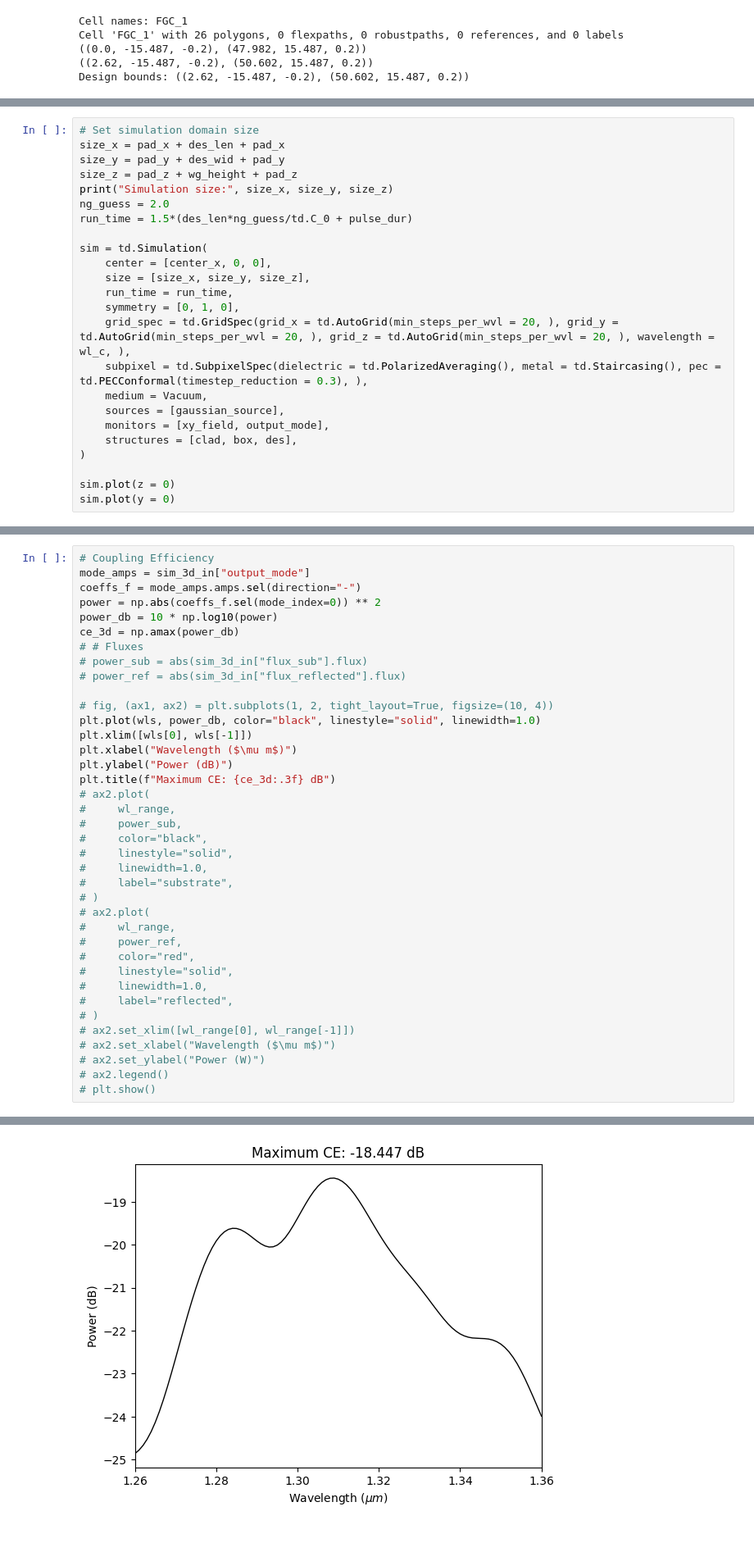
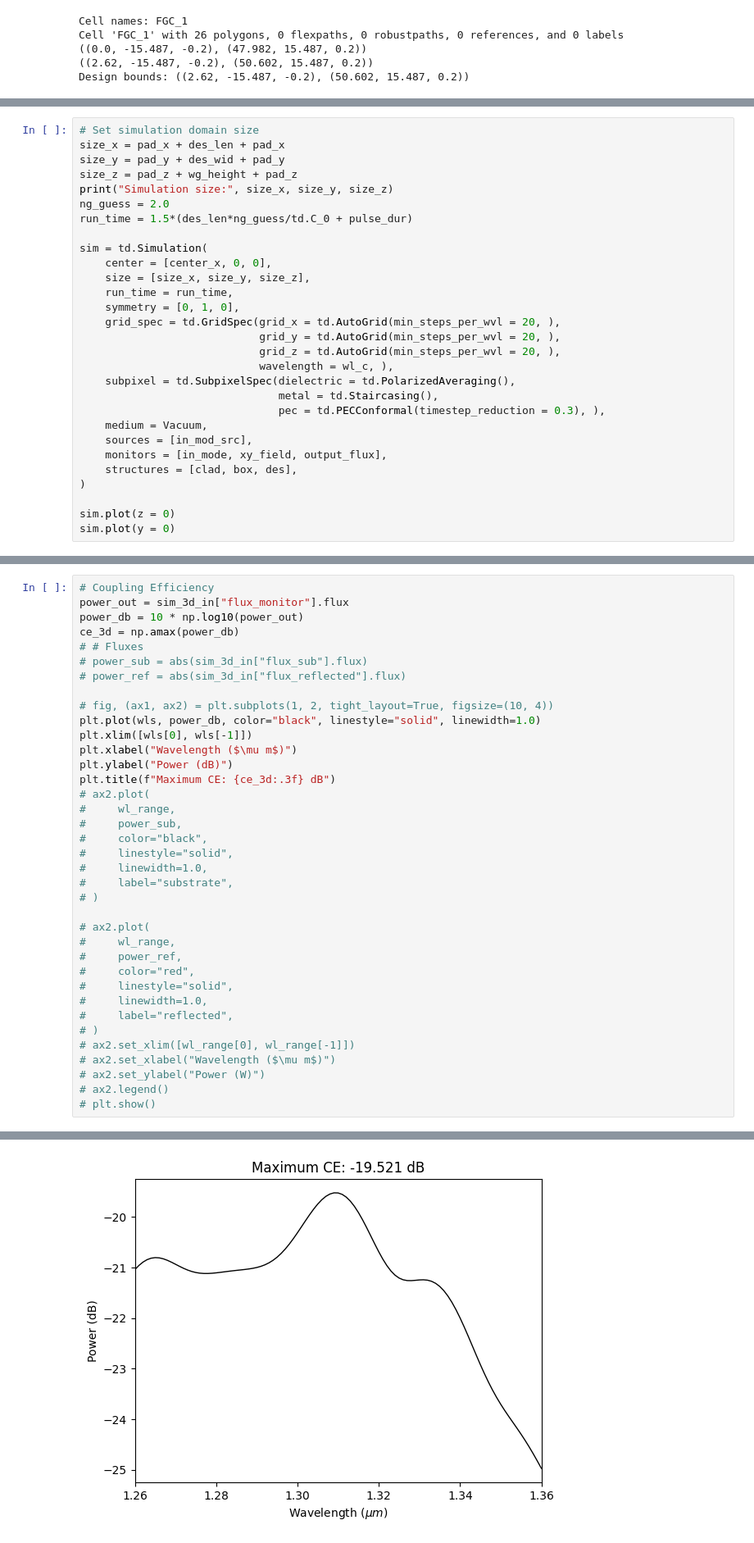
Before and after one commit to sp-sgundavarapu/tidy3d-notebooks, a Jupyter notebook: cs1_gc out.ipynb, the cells around one changed output, grey strips where cells are left out. Shown at 82% size. Drawn from its saved outputs; the diff is of its cells as text.

```diff
--- a/cs1_gc out.ipynb
+++ b/cs1_gc out.ipynb
@@ -170,11 +179,16 @@ sim = td.Simulation(
     size = [size_x, size_y, size_z],
     run_time = run_time,
     symmetry = [0, 1, 0],
-    grid_spec = td.GridSpec(grid_x = td.AutoGrid(min_steps_per_wvl = 20, ), grid_y = td.AutoGrid(min_steps_per_wvl = 20, ), grid_z = td.AutoGrid(min_steps_per_wvl = 20, ), wavelength = wl_c, ),
-    subpixel = td.SubpixelSpec(dielectric = td.PolarizedAveraging(), metal = td.Staircasing(), pec = td.PECConformal(timestep_reduction = 0.3), ),
+    grid_spec = td.GridSpec(grid_x = td.AutoGrid(min_steps_per_wvl = 20, ),
+                            grid_y = td.AutoGrid(min_steps_per_wvl = 20, ),
+                            grid_z = td.AutoGrid(min_steps_per_wvl = 20, ),
+                            wavelength = wl_c, ),
+    subpixel = td.SubpixelSpec(dielectric = td.PolarizedAveraging(),
+                               metal = td.Staircasing(),
+                               pec = td.PECConformal(timestep_reduction = 0.3), ),
     medium = Vacuum,
-    sources = [gaussian_source],
-    monitors = [xy_field, output_mode],
+    sources = [in_mod_src],
+    monitors = [in_mode, xy_field, output_flux],
     structures = [clad, box, des],
 )
 
@@ -197,9 +215,7 @@ sim_3d_in = job.run(path="data/gc3d_in_data.hdf5")
 # %%
 # Coupling Efficiency
-mode_amps = sim_3d_in["output_mode"]
-coeffs_f = mode_amps.amps.sel(direction="-")
-power = np.abs(coeffs_f.sel(mode_index=0)) ** 2
-power_db = 10 * np.log10(power)
+power_out = sim_3d_in["flux_monitor"].flux
+power_db = 10 * np.log10(power_out)
 ce_3d = np.amax(power_db)
 # # Fluxes
 # power_sub = abs(sim_3d_in["flux_sub"].flux)
@@ -219,6 +235,7 @@ plt.title(f"Maximum CE: {ce_3d:.3f} dB")
 #     linewidth=1.0,
 #     label="substrate",
 # )
+
 # ax2.plot(
 #     wl_range,
 #     power_ref,
@@ -237 +254 @@ Text(0.5, 1.0, 'Maximum CE: -18.447 dB')
-[figure, old version]
+[figure, new version]
```
Also changed, not shown: parts of 6 cells of this notebook, 4 other files.
